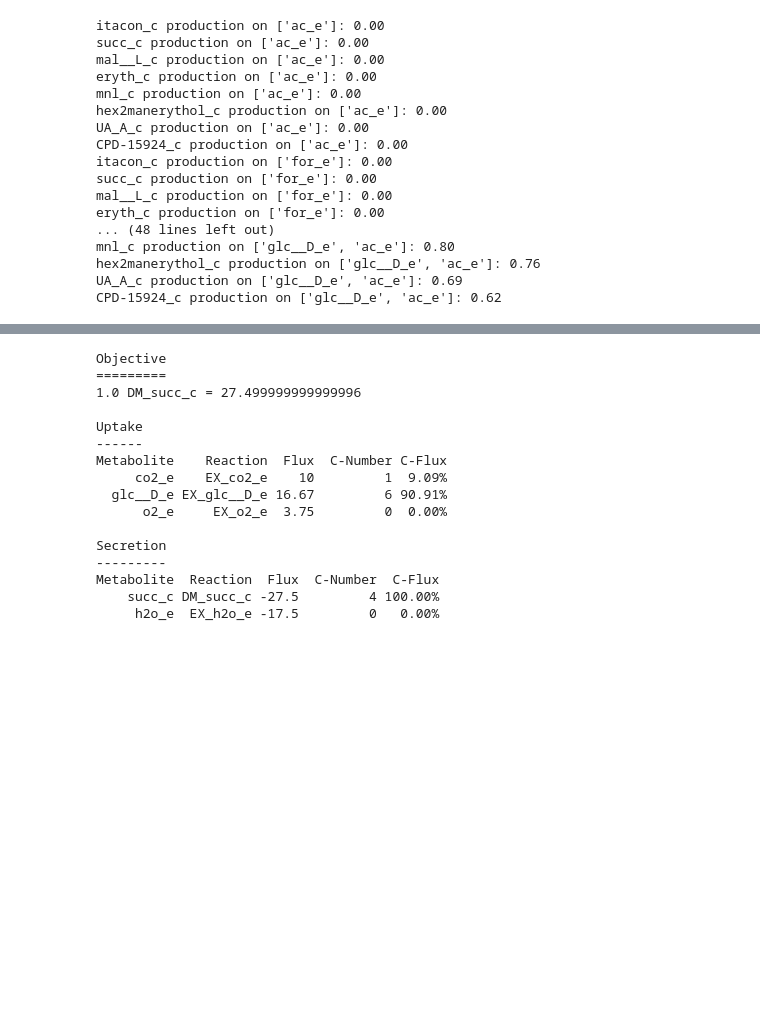
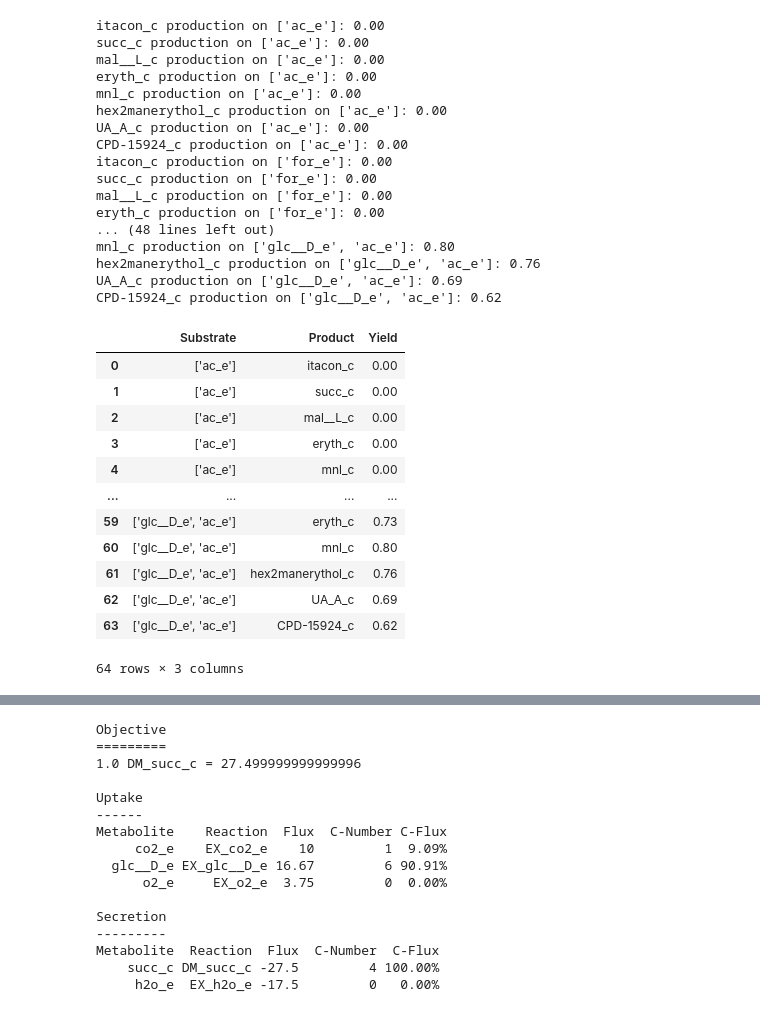
Before and after one commit to iAMB-RWTH-Aachen/Ustilago_maydis-GEM, a Jupyter notebook: code/Becker22_UmaySubProdYields.ipynb, the cells around one changed output, grey strips where cells are left out. Saved outputs shown, nothing was run; the diff lists cells and outputs as text; code cells hidden in the pictures; blank space fills up the shorter version.

```diff
--- a/code/Becker22_UmaySubProdYields.ipynb
+++ b/code/Becker22_UmaySubProdYields.ipynb
@@ -206,6 +210,22 @@ mnl_c production on ['glc__D_e', 'ac_e']: 0.80
 hex2manerythol_c production on ['glc__D_e', 'ac_e']: 0.76
 UA_A_c production on ['glc__D_e', 'ac_e']: 0.69
 CPD-15924_c production on ['glc__D_e', 'ac_e']: 0.62
+# %%
+Solution_df
+# %% [output]
+|  | Substrate | Product | Yield |
+| 0 | ['ac_e'] | itacon_c | 0.00 |
+| 1 | ['ac_e'] | succ_c | 0.00 |
+| 2 | ['ac_e'] | mal__L_c | 0.00 |
+| 3 | ['ac_e'] | eryth_c | 0.00 |
+| 4 | ['ac_e'] | mnl_c | 0.00 |
+| ... | ... | ... | ... |
+| 59 | ['glc__D_e', 'ac_e'] | eryth_c | 0.73 |
+| 60 | ['glc__D_e', 'ac_e'] | mnl_c | 0.80 |
+| 61 | ['glc__D_e', 'ac_e'] | hex2manerythol_c | 0.76 |
+| 62 | ['glc__D_e', 'ac_e'] | UA_A_c | 0.69 |
+| 63 | ['glc__D_e', 'ac_e'] | CPD-15924_c | 0.62 |
+64 rows × 3 columns
 # %%
 Solution_Tab = pd.pivot(Solution_df, values='Yield', index='Substrate', columns='Product')
 Solution_Tab['Mean-Substrates'] = round(Solution_Tab.mean(axis=1), 2)
```
Also changed, not shown: parts of 2 cells of this notebook, 22 other files.
